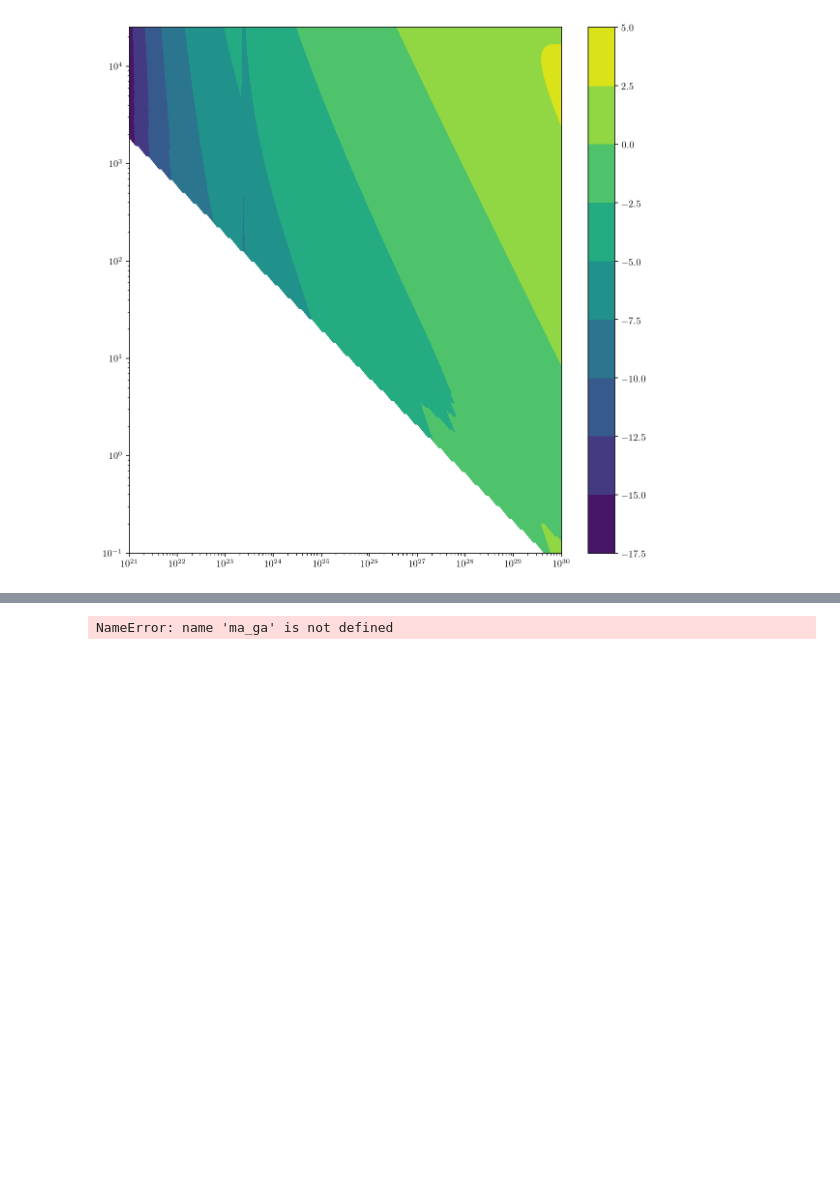
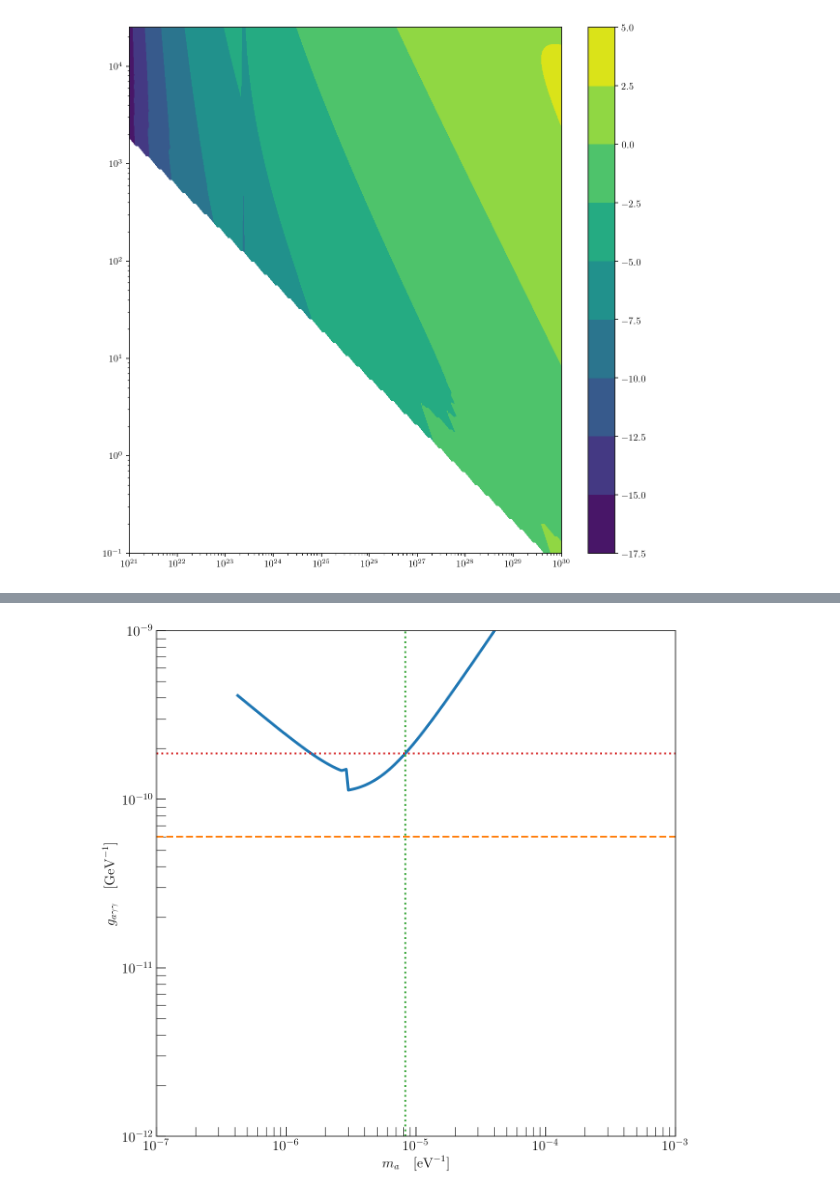
Before and after one commit to ManuelBuenAbad/snr_ghosts, a Jupyter notebook: workspace_notebooks/ws-8_param_space.ipynb, the cells around one changed output, grey strips where cells are left out. Cells and saved outputs as stored; diff of their text form; code cells hidden in the pictures; blank space fills up the shorter version.

```diff
--- a/workspace_notebooks/ws-8_param_space.ipynb
+++ b/workspace_notebooks/ws-8_param_space.ipynb
@@ -1650,29 +338,15 @@ NameError: name 'num_ga_reach_dict' is not defined
 # %%
-ga_cast = 6.e-11
-t_trans_over_t_peak = 30.
-
 plt.loglog(ma_ga[:,0], ma_ga[:,1], lw=3., color='C0')
 plt.axhline(ga_cast, lw=2., color='C1', ls="--")
 plt.axvline(pt.ma_from_nu(1.), lw=2., color="C2", ls=":")
-ga_min = sig2_dict_num[min_name]['ga']
-plt.axhline(ga_min, lw=2., color='C3', ls=":")
+plt.axhline(min_ga_sigs[name], lw=2., color='C3', ls=":")
 
-ga_min = sig2_dict_num[min_name]['ga']
-plt.loglog(ma_ga[:,0], ga_min*(ma_ga[:,0]/pt.ma_from_nu(1.))**((snr.alpha -2.55 + 0.5)/2.), color="brown", ls=":")
-plt.loglog(ma_ga[:,0], ga_min*(ma_ga[:,0]/pt.ma_from_nu(1.))**((snr.alpha + 0.5)/2.), color="indigo", ls=":")
-
-title = r"Best possible 2$\sigma$ $g_{a\gamma\gamma}$ reach: "+min_name+"\n"+r"$\nu_B = {{{:.2}}}$ GHz, ".format(nu_Bietenholz)+r"$t_{\rm trans}/t_{\rm pk} = $"+r"${{{}}}$".format(int(t_trans_over_t_peak));
-
-plt.title(title, fontsize=title_sz);
+# plt.title(title, fontsize=title_sz);
 plt.ylabel(r"$g_{a\gamma\gamma}\quad[\mathrm{GeV}^{-1}]$", fontsize=label_sz);
 plt.xlabel(r"$m_a\quad[\mathrm{eV}^{-1}]$", fontsize=label_sz);
 plt.tick_params("both", which="both", labelsize=label_sz, direction="in", length=10.);
 
-file_name = current_dir+"/plots/axion_param_space/GC-{}_ma-ga_dist_ttrat-{}_nuB={:.1e}.pdf".format(min_name, int(t_trans_over_t_peak), nu_Bietenholz).replace(" ", "")
-
-print(file_name)
-
 plt.xlim(1.e-7, 1.e-3);plt.ylim(1.e-12, 1.e-9);
-plt.savefig(file_name, bbox_inches="tight")
+# plt.savefig(file_name, bbox_inches="tight")
 # %% [output]
-NameError: name 'ma_ga' is not defined
+[figure, added]
```
Also changed, not shown: parts of 55 cells of this notebook, 4 other files.
